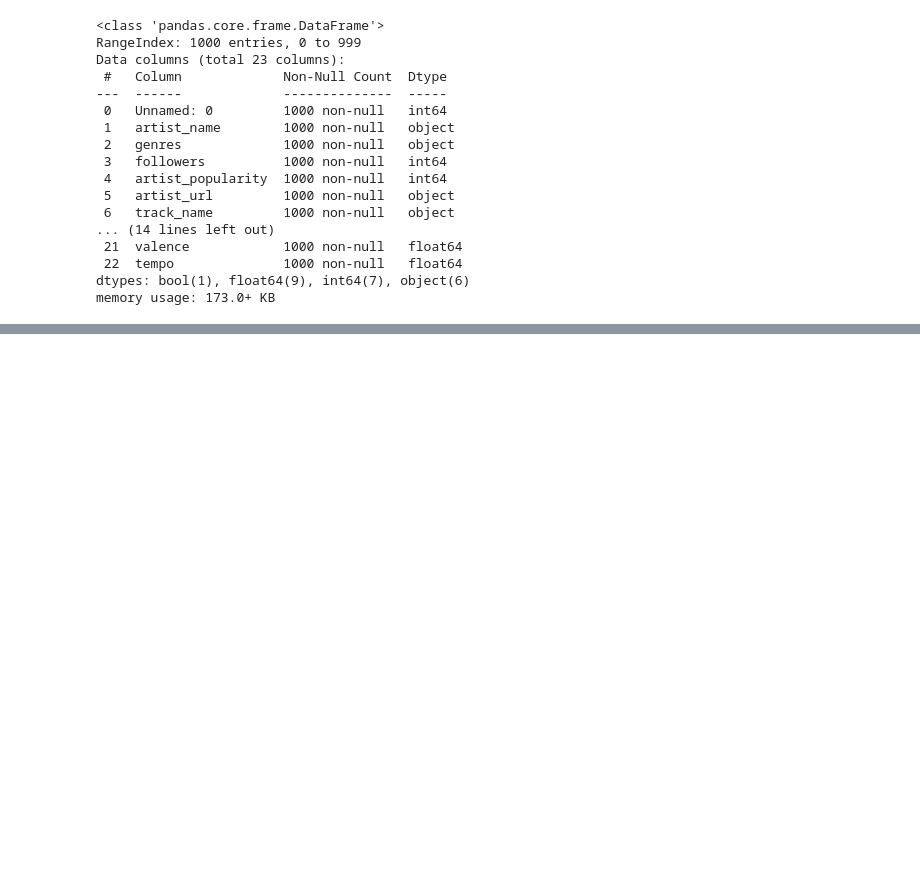
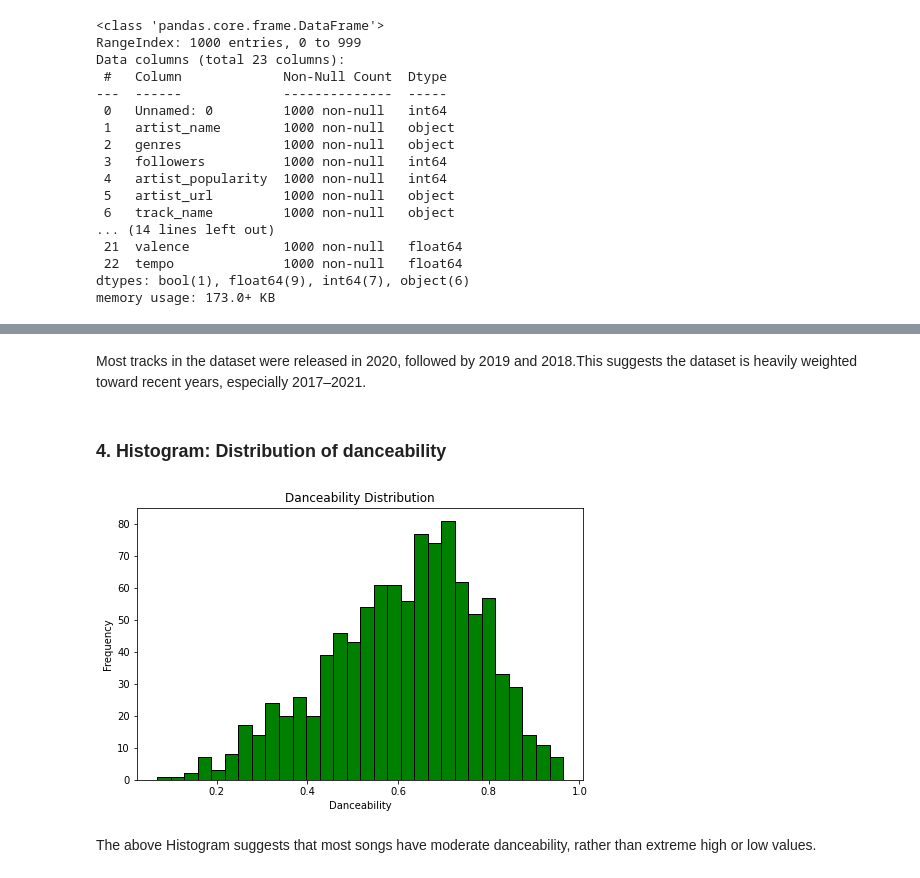
Before and after one commit to FGithaiga/SPOTIFY-SONGS-ARTISTS, a Jupyter notebook: index.ipynb, the cells around one changed output, grey strips where cells are left out. Cells and saved outputs as stored; diff of their text form; code cells hidden in the pictures; blank space fills up the shorter version.

```diff
--- a/index.ipynb
+++ b/index.ipynb
@@ -116,0 +167,15 @@ df_Spotify.to_excel('Data/Spotifydataset_cleaned.xlsx', index=False)
+# %% [markdown]
+Most tracks in the dataset were released in 2020, followed by 2019 and 2018.This suggests the dataset is heavily weighted toward recent years, especially 2017–2021.
+# %% [markdown]
+### **4. Histogram: Distribution of danceability**
+# %%
+plt.figure(figsize=(8, 5))
+plt.hist(df_Spotify['danceability'], bins=30, color='green', edgecolor='black')
+plt.title('Danceability Distribution')
+plt.xlabel('Danceability')
+plt.ylabel('Frequency')
+plt.show()
+# %% [output]
+[figure, added]
+# %% [markdown]
+The above Histogram suggests that most songs have moderate danceability, rather than extreme high or low values.
```
Also changed, not shown: parts of 11 cells of this notebook.
